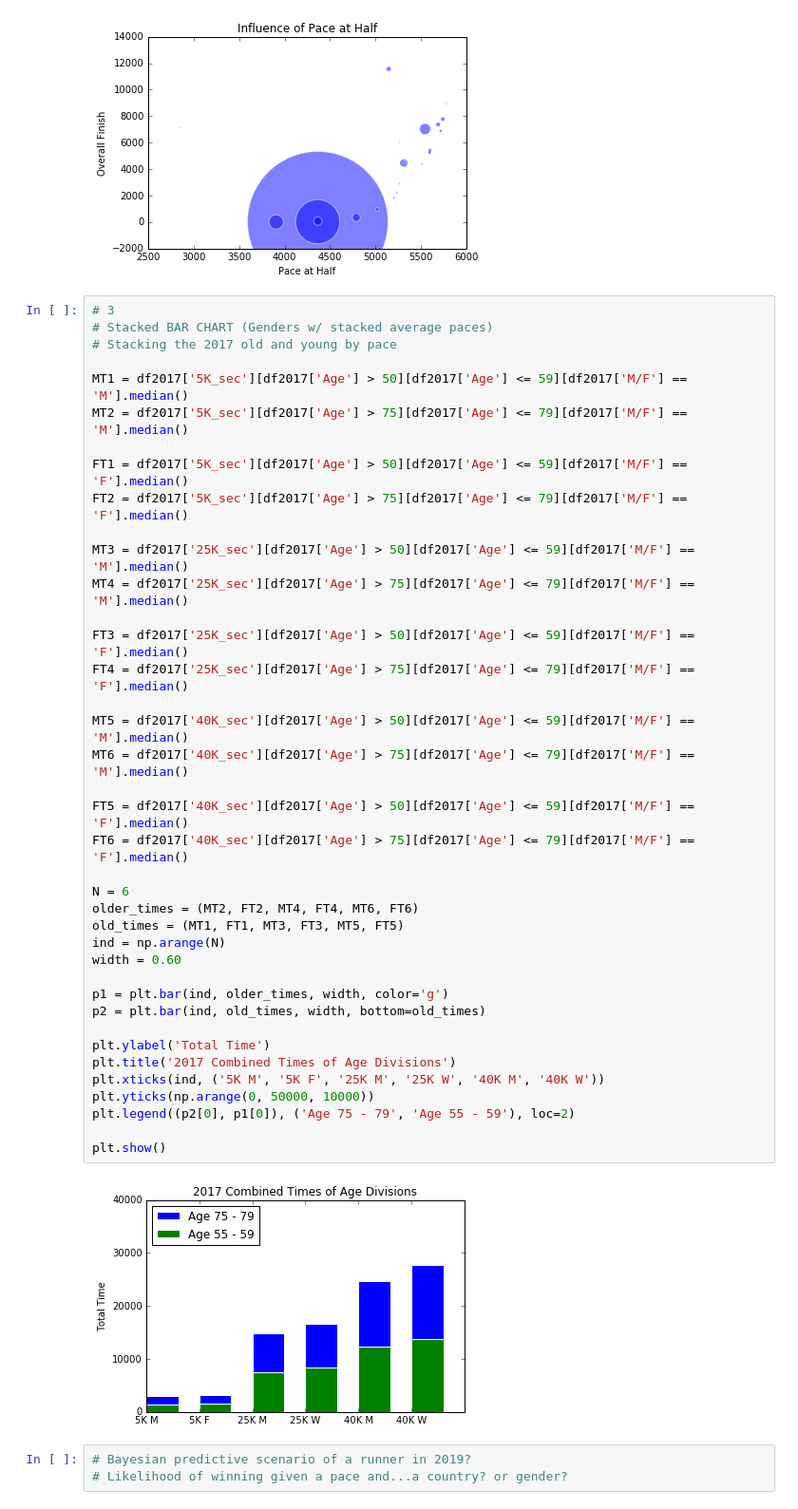
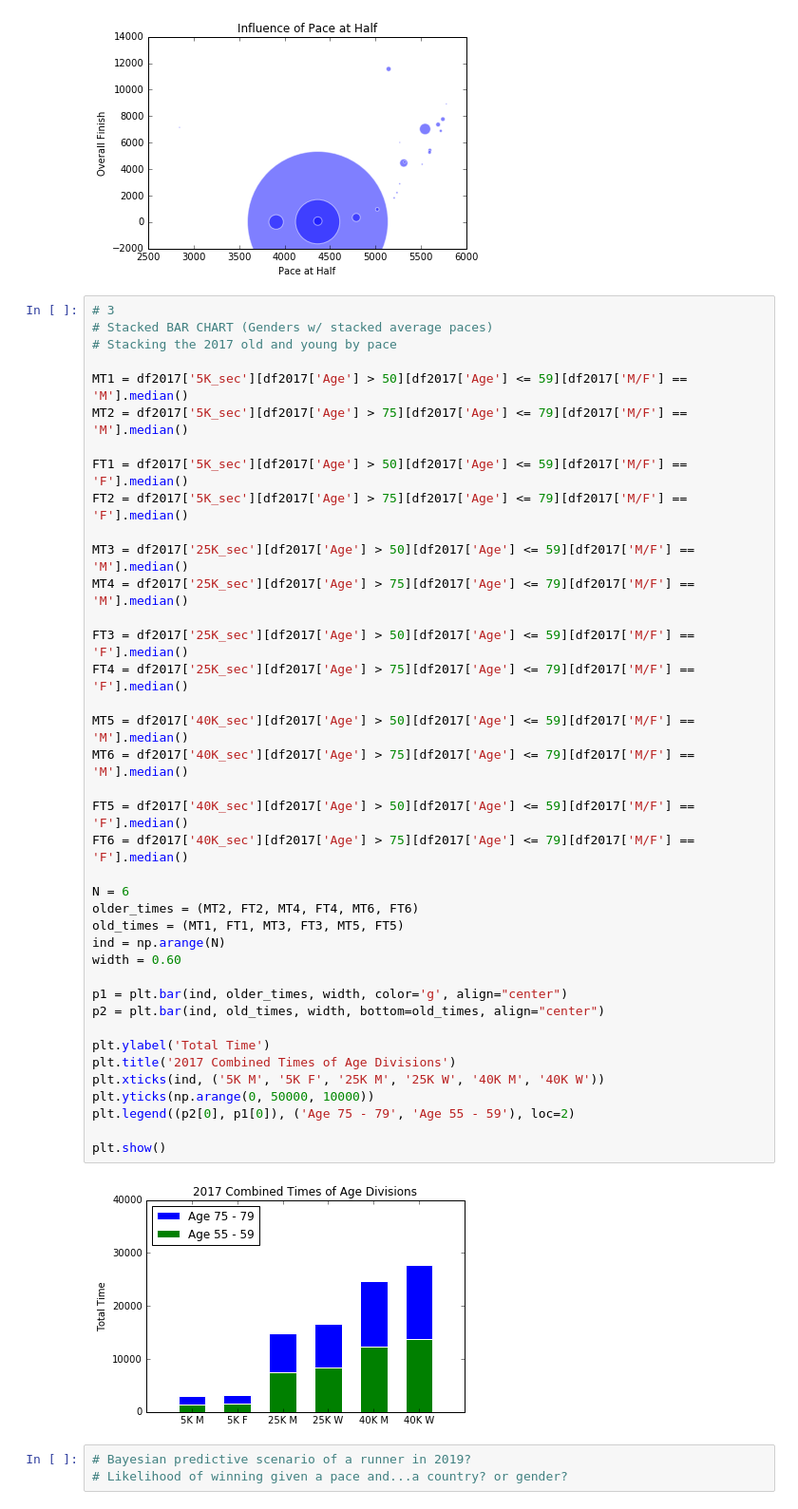
Before and after one commit to Stonberg1/Thinkful, a Jupyter notebook: Capstone Analytic Report.ipynb, the cells around one changed output. Shown at 95% size. Saved outputs shown, nothing was run; the diff lists cells and outputs as text.

```diff
--- a/Capstone Analytic Report.ipynb
+++ b/Capstone Analytic Report.ipynb
@@ -236,36 +236,36 @@ MT2 = df2017['5K_sec'][df2017['Age'] > 75][df2017['Age'] <= 79][df2017['M/F'] ==
 FT1 = df2017['5K_sec'][df2017['Age'] > 50][df2017['Age'] <= 59][df2017['M/F'] == 'F'].median()
 FT2 = df2017['5K_sec'][df2017['Age'] > 75][df2017['Age'] <= 79][df2017['M/F'] == 'F'].median()
 
 MT3 = df2017['25K_sec'][df2017['Age'] > 50][df2017['Age'] <= 59][df2017['M/F'] == 'M'].median()
 MT4 = df2017['25K_sec'][df2017['Age'] > 75][df2017['Age'] <= 79][df2017['M/F'] == 'M'].median()
 
 FT3 = df2017['25K_sec'][df2017['Age'] > 50][df2017['Age'] <= 59][df2017['M/F'] == 'F'].median()
 FT4 = df2017['25K_sec'][df2017['Age'] > 75][df2017['Age'] <= 79][df2017['M/F'] == 'F'].median()
 
 MT5 = df2017['40K_sec'][df2017['Age'] > 50][df2017['Age'] <= 59][df2017['M/F'] == 'M'].median()
 MT6 = df2017['40K_sec'][df2017['Age'] > 75][df2017['Age'] <= 79][df2017['M/F'] == 'M'].median()
 
 FT5 = df2017['40K_sec'][df2017['Age'] > 50][df2017['Age'] <= 59][df2017['M/F'] == 'F'].median()
 FT6 = df2017['40K_sec'][df2017['Age'] > 75][df2017['Age'] <= 79][df2017['M/F'] == 'F'].median()
 
 N = 6
 older_times = (MT2, FT2, MT4, FT4, MT6, FT6)
 old_times = (MT1, FT1, MT3, FT3, MT5, FT5)
 ind = np.arange(N)
 width = 0.60
 
-p1 = plt.bar(ind, older_times, width, color='g')
-p2 = plt.bar(ind, old_times, width, bottom=old_times)
+p1 = plt.bar(ind, older_times, width, color='g', align="center")
+p2 = plt.bar(ind, old_times, width, bottom=old_times, align="center")
 
 plt.ylabel('Total Time')
 plt.title('2017 Combined Times of Age Divisions')
 plt.xticks(ind, ('5K M', '5K F', '25K M', '25K W', '40K M', '40K W'))
 plt.yticks(np.arange(0, 50000, 10000))
 plt.legend((p2[0], p1[0]), ('Age 75 - 79', 'Age 55 - 59'), loc=2)
 
 plt.show()
 # %% [output]
-[figure, old version]
+[figure, new version]
 # %%
 # Bayesian predictive scenario of a runner in 2019?
 # Likelihood of winning given a pace and...a country? or gender?
```
